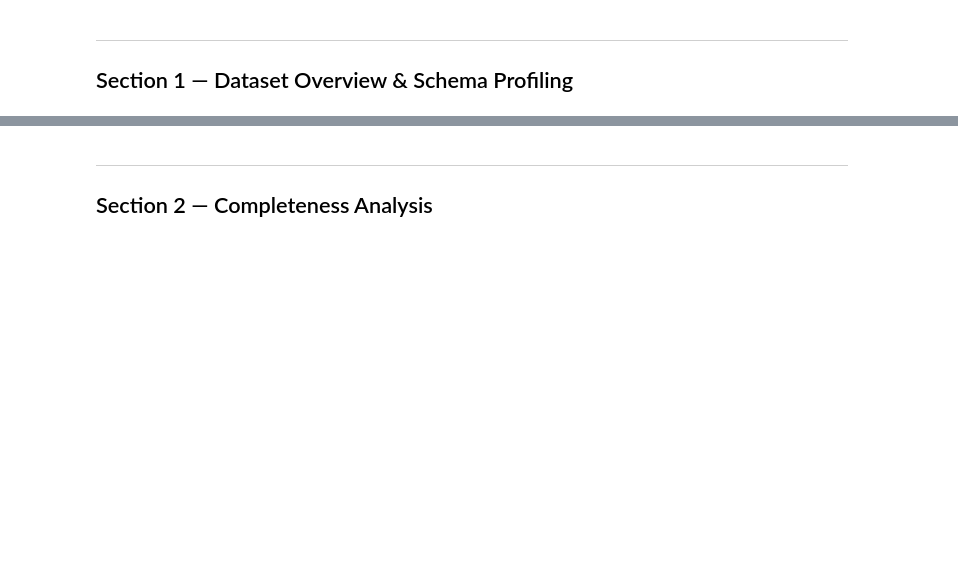
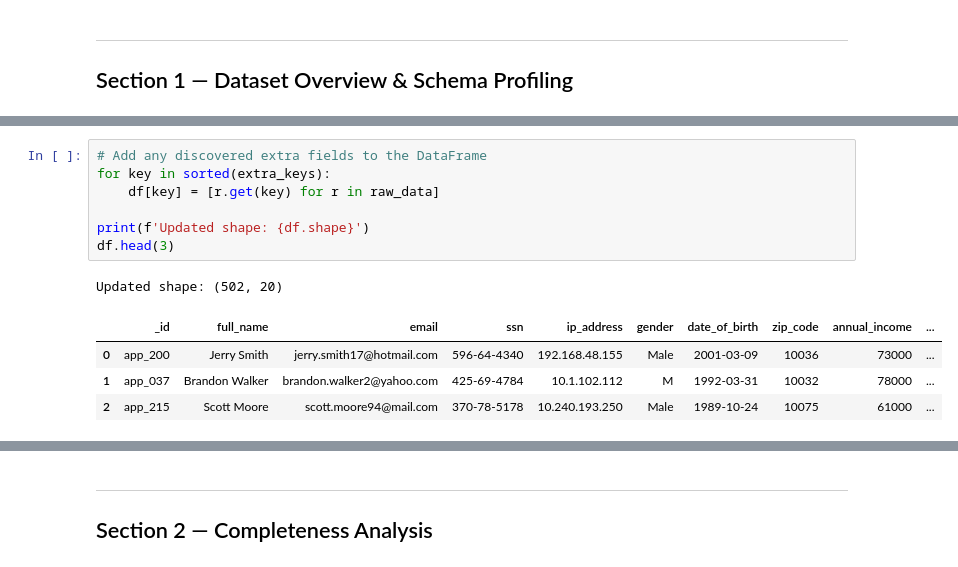
Before and after one commit to FloranMinnaar/dego-project-team5, a Jupyter notebook: notebooks/01-data-quality.ipynb, the cells around one changed output, grey strips where cells are left out. Saved outputs shown, nothing was run; the diff lists cells and outputs as text; blank space fills up the shorter version.

```diff
--- a/notebooks/01-data-quality.ipynb
+++ b/notebooks/01-data-quality.ipynb
@@ -76,0 +122,13 @@ df.head(3)
+# %%
+# Add any discovered extra fields to the DataFrame
+for key in sorted(extra_keys):
+    df[key] = [r.get(key) for r in raw_data]
+
+print(f'Updated shape: {df.shape}')
+df.head(3)
+# %% [output]
+Updated shape: (502, 20)
+|  | _id | full_name | email | ssn | ip_address | gender | date_of_birth | zip_code | annual_income | ... |
+| 0 | app_200 | Jerry Smith | jerry.smith17@hotmail.com | 596-64-4340 | 192.168.48.155 | Male | 2001-03-09 | 10036 | 73000 | ... |
+| 1 | app_037 | Brandon Walker | brandon.walker2@yahoo.com | 425-69-4784 | 10.1.102.112 | M | 1992-03-31 | 10032 | 78000 | ... |
+| 2 | app_215 | Scott Moore | scott.moore94@mail.com | 370-78-5178 | 10.240.193.250 | Male | 1989-10-24 | 10075 | 61000 | ... |
```
Also changed, not shown: parts of 7 cells of this notebook, 1 other file.
